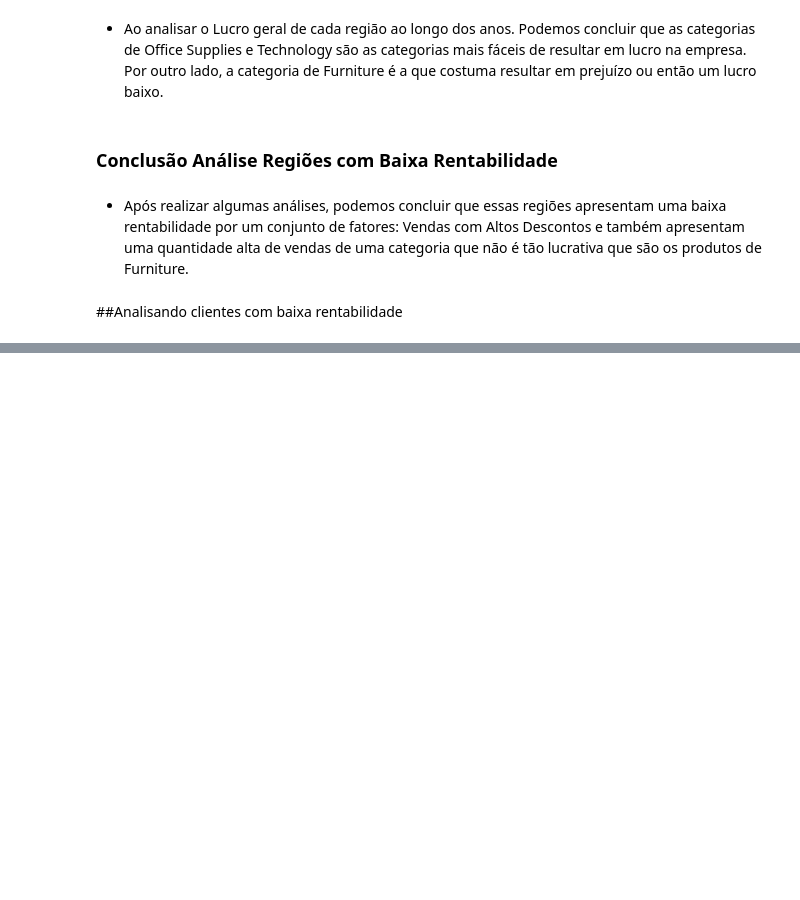
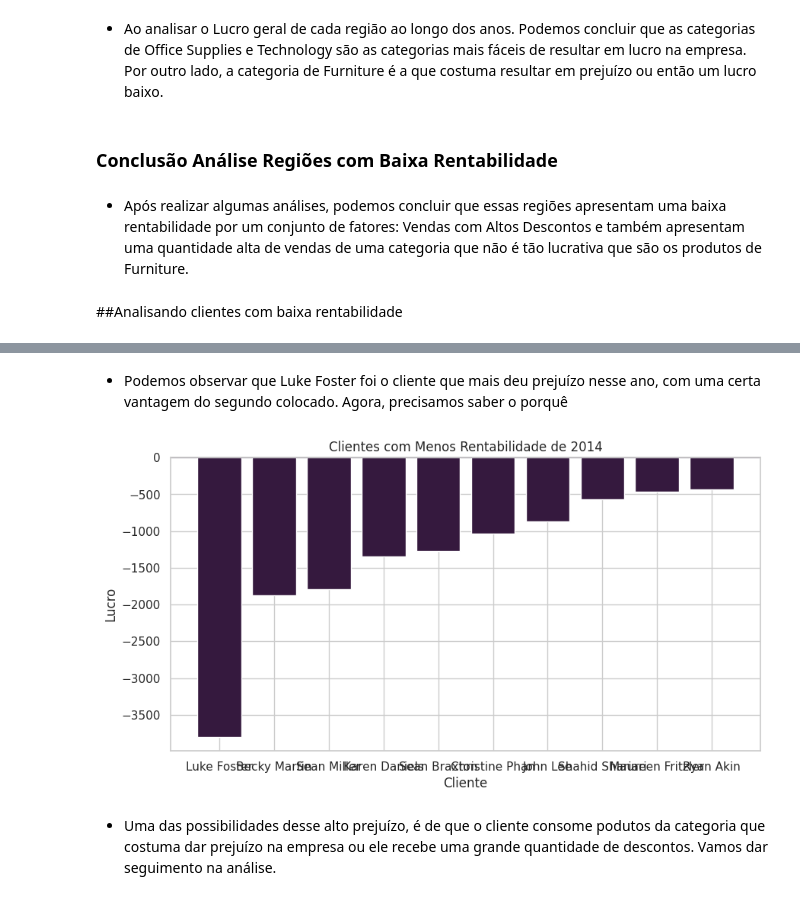
Before and after one commit to Ronaldo-Junior1/analise-dados-supermercado, a Jupyter notebook: Analise_base_supermercadoTeste.ipynb, the cells around one changed output, grey strips where cells are left out. Saved outputs shown, nothing was run; the diff lists cells and outputs as text; code cells hidden in the pictures; blank space fills up the shorter version.

Commit message:
Feito Análise Clientes com Baixa Rentabilidade

```diff
--- a/Analise_base_supermercadoTeste.ipynb
+++ b/Analise_base_supermercadoTeste.ipynb
@@ -1535,0 +1455,5 @@ df_Grant.describe()
+# %%
+#. Filtrando os 10 clientes que mais dão Prejuízo no ano de 2014
+
+rentabilidade_clientes = df[df['Year'] == 2014].groupby('Customer_Name')['Profit'].sum().sort_values(ascending=True).head(10)
+print(rentabilidade_clientes)
@@ -1535,0 +1473,20 @@ df_Grant.describe()
+# %% [markdown]
+- Podemos observar que Luke Foster foi o cliente que mais deu prejuízo nesse ano, com uma certa vantagem do segundo colocado. Agora, precisamos saber o porquê
+# %%
+#. Plotando um gráfico de barras para demonstrar o prejuízo de cada Cliente
+
+plt.figure(figsize=(10,5))
+
+plt.bar(rentabilidade_clientes.index, rentabilidade_clientes.values)
+
+plt.title('Clientes com Menos Rentabilidade de 2014')
+plt.xlabel('Cliente')
+plt.ylabel('Lucro')
+
+plt.axhline(0)
+
+plt.show()
+# %% [output]
+[figure, added]
+# %% [markdown]
+- Uma das possibilidades desse alto prejuízo, é de que o cliente consome podutos da categoria que costuma dar prejuízo na empresa ou ele recebe uma grande quantidade de descontos. Vamos dar seguimento na análise.
```
Also changed, not shown: parts of 81 cells of this notebook.
